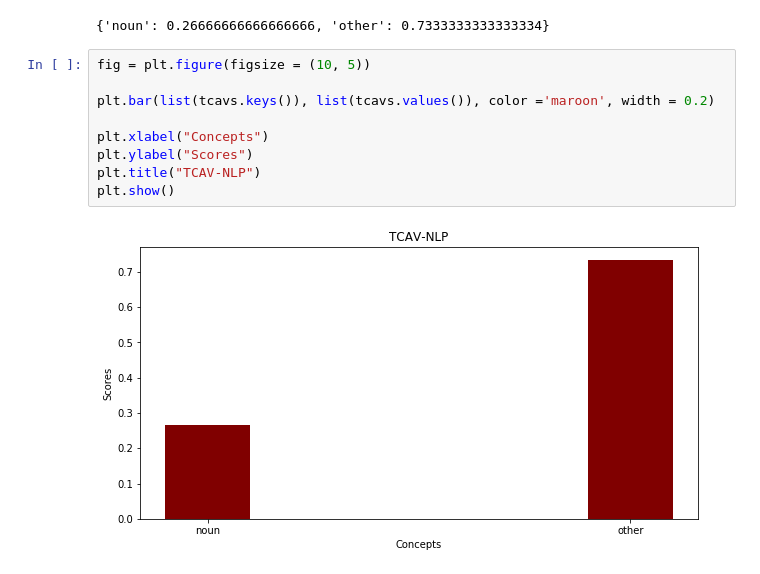
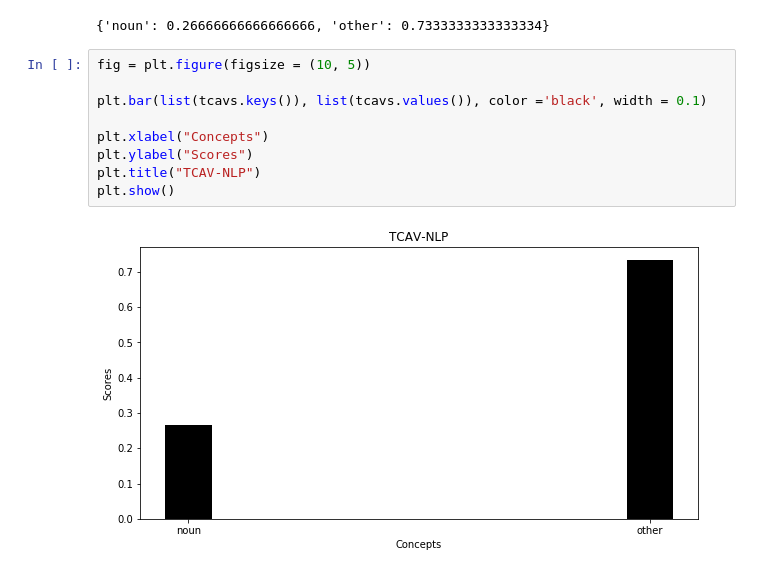
Before and after one commit to kjanjua26/tcav-nlp, a Jupyter notebook: tester-notebooks/Linear_Classifier_with_Directional_Derivative.ipynb, the cells around one changed output. Cells and saved outputs as stored; diff of their text form.

```diff
--- a/tester-notebooks/Linear_Classifier_with_Directional_Derivative.ipynb
+++ b/tester-notebooks/Linear_Classifier_with_Directional_Derivative.ipynb
@@ -196,11 +196,11 @@ tcavs
 # %%
 fig = plt.figure(figsize = (10, 5))
 
-plt.bar(list(tcavs.keys()), list(tcavs.values()), color ='maroon', width = 0.2)
+plt.bar(list(tcavs.keys()), list(tcavs.values()), color ='black', width = 0.1)
 
 plt.xlabel("Concepts")
 plt.ylabel("Scores")
 plt.title("TCAV-NLP")
 plt.show()
 # %% [output]
-[figure, old version]
+[figure, new version]
```
Also changed, not shown: 2 other files.
